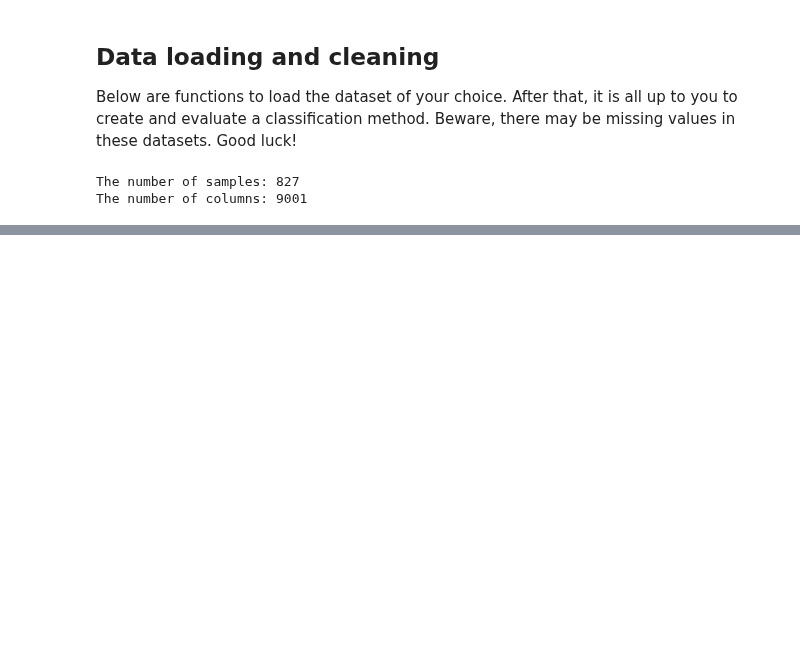
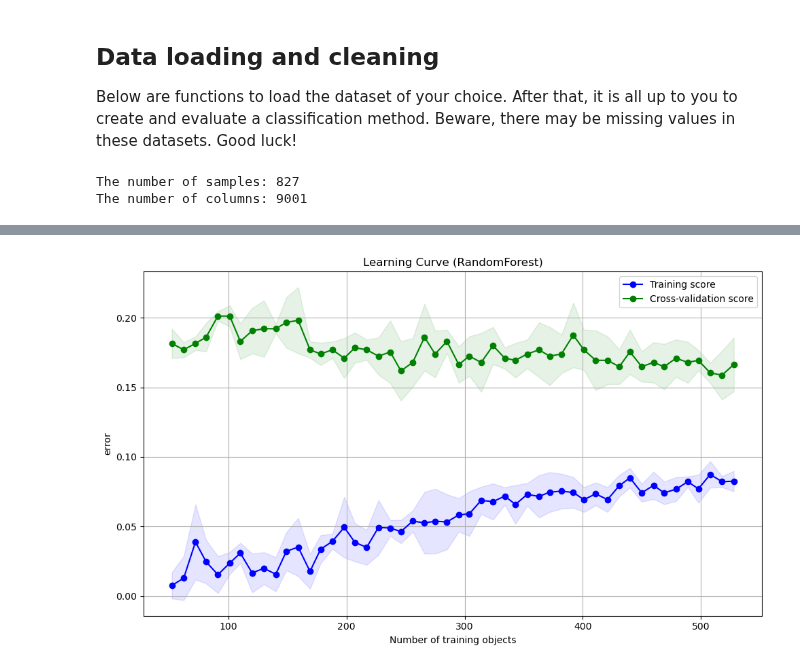
Before and after one commit to mjmklep/Machine-Learning-Group-8, a Jupyter notebook: assignment_ecg_RF.ipynb, the cells around one changed output, grey strips where cells are left out. Saved outputs shown, nothing was run; the diff lists cells and outputs as text; code cells hidden in the pictures; blank space fills up the shorter version.

```diff
--- a/assignment_ecg_RF.ipynb
+++ b/assignment_ecg_RF.ipynb
@@ -247,0 +276,12 @@ Best Score: 0.8194019002128654
+# %%
+labels = data.iloc[:,-1]
+x = data.iloc[:,:-1]
+
+X_train, X_test, y_train, y_test = train_test_split(x, labels, test_size=0.2, stratify=labels, random_state=42)
+
+rf = RandomForestClassifier(n_estimators=10, max_depth=5, n_jobs=-1)
+rf.fit(X_train, y_train)
+
+plot_learning_curve(X_train, y_train, rf, scoring='error', clf_type='RandomForest')
+# %% [output]
+[figure, added]
```
Also changed, not shown: parts of 6 cells of this notebook.
